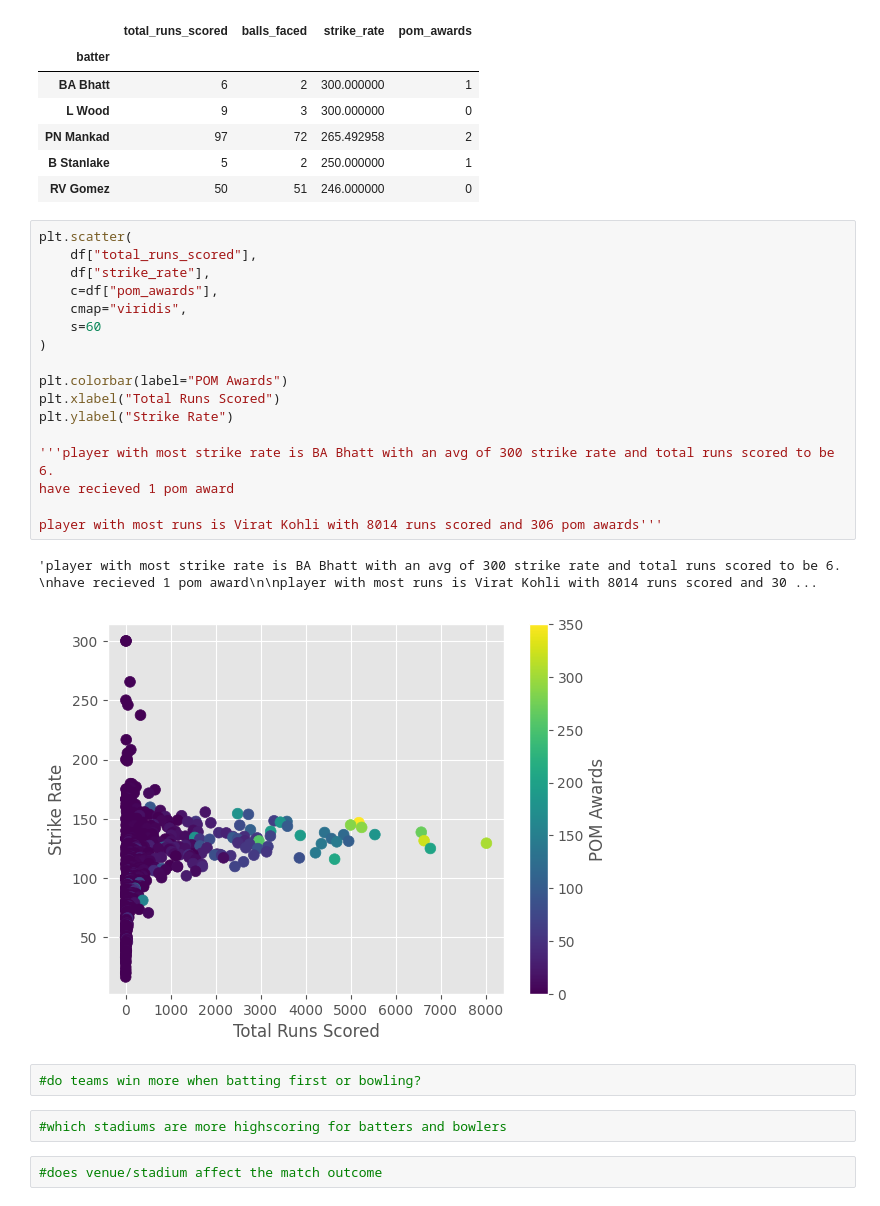
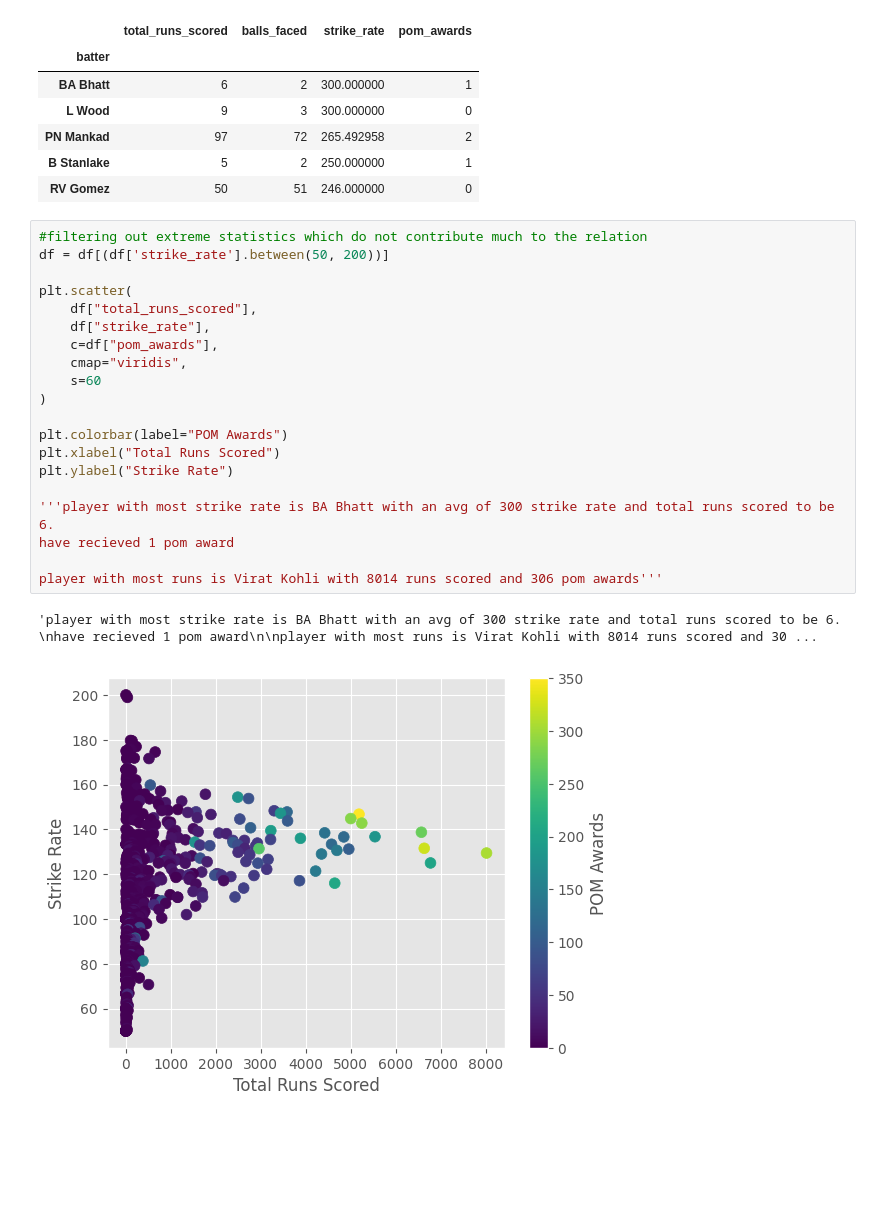
Before and after one commit to zish-s/IPL-EDA-Insights, a Jupyter notebook: IPL_data_analysis_and_insights.ipynb, the cells around one changed output. Saved outputs shown, nothing was run; the diff lists cells and outputs as text; blank space fills up the shorter version.

```diff
--- a/IPL_data_analysis_and_insights.ipynb
+++ b/IPL_data_analysis_and_insights.ipynb
@@ -298,28 +298,25 @@ df.head()
 | B Stanlake | 5 | 2 | 250.000000 | 1 |
 | RV Gomez | 50 | 51 | 246.000000 | 0 |
 # %%
+#filtering out extreme statistics which do not contribute much to the relation
+df = df[(df['strike_rate'].between(50, 200))]
+
 plt.scatter(
     df["total_runs_scored"],
     df["strike_rate"],
     c=df["pom_awards"],
     cmap="viridis",
     s=60
 )
 
 plt.colorbar(label="POM Awards")
 plt.xlabel("Total Runs Scored")
 plt.ylabel("Strike Rate")
 
 '''player with most strike rate is BA Bhatt with an avg of 300 strike rate and total runs scored to be 6.
 have recieved 1 pom award
 
 player with most runs is Virat Kohli with 8014 runs scored and 306 pom awards'''
 # %% [output]
 'player with most strike rate is BA Bhatt with an avg of 300 strike rate and total runs scored to be 6. \nhave recieved 1 pom award\n\nplayer with most runs is Virat Kohli with 8014 runs scored and 30 ...
-[figure, old version]
+[figure, new version]
-# %%
-#do teams win more when batting first or bowling?
-# %%
-#which stadiums are more highscoring for batters and bowlers
-# %%
-#does venue/stadium affect the match outcome
```
Also changed, not shown: parts of 9 cells of this notebook.
